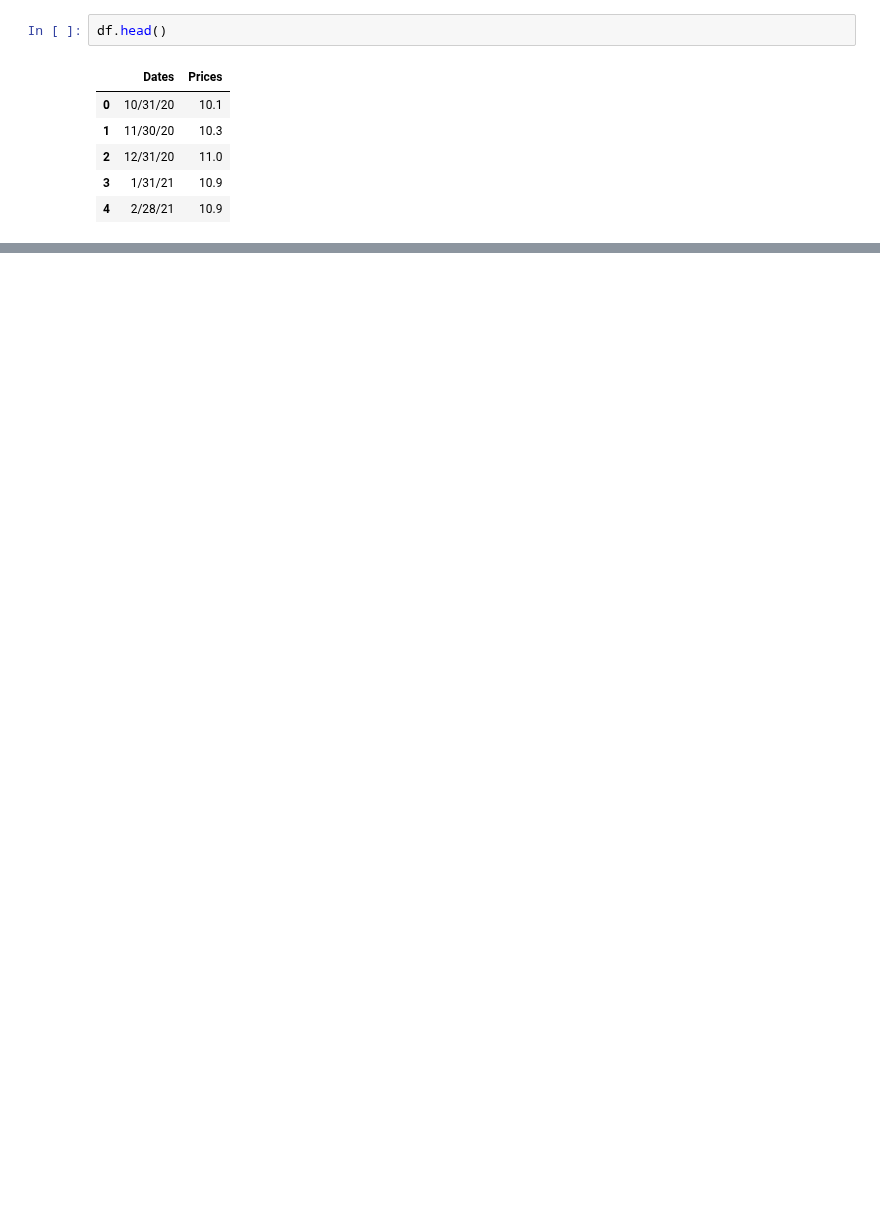
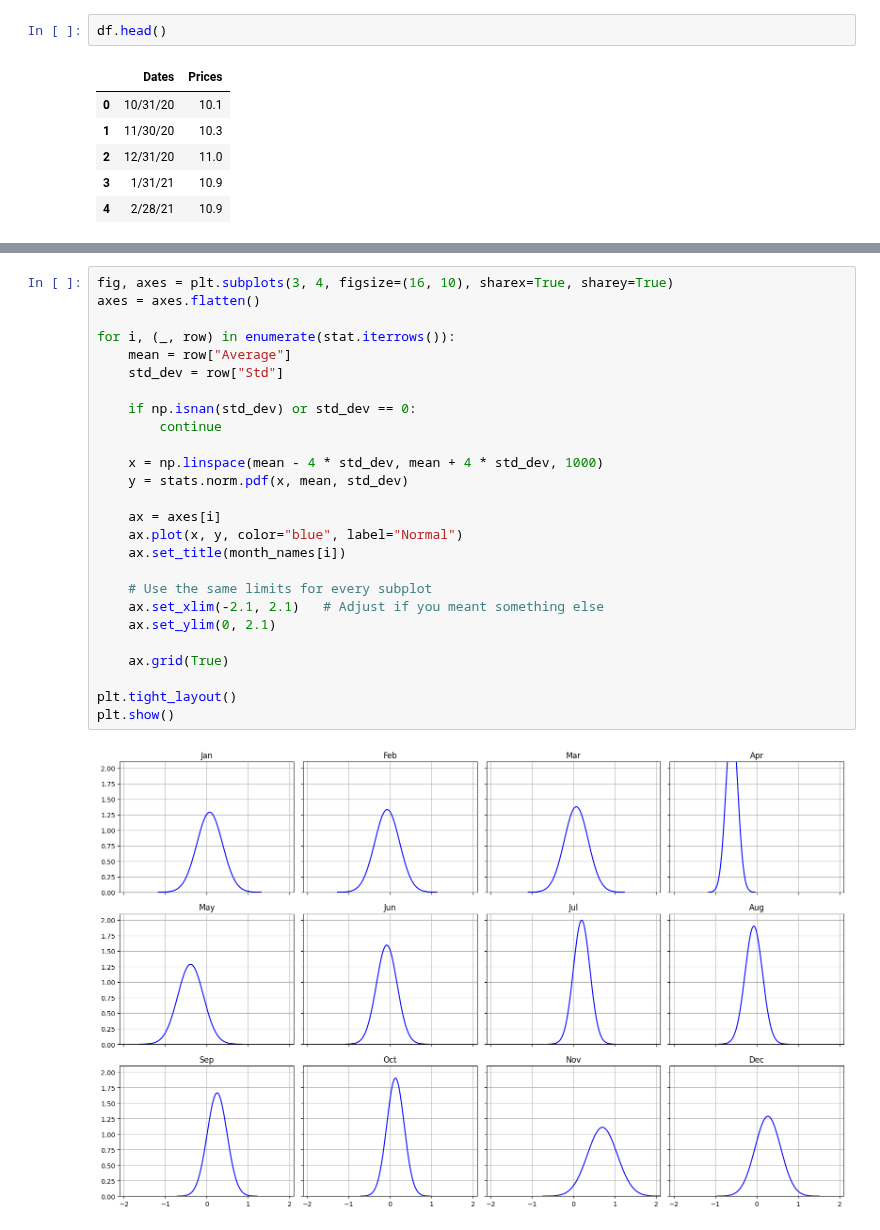
Before and after one commit to aqeel-alwehimd/commodity_quant_research, a Jupyter notebook: scripts/nat_gas.ipynb, the cells around one changed output, grey strips where cells are left out. Cells and saved outputs as stored; diff of their text form; blank space fills up the shorter version.

```diff
--- a/scripts/nat_gas.ipynb
+++ b/scripts/nat_gas.ipynb
@@ -15,0 +185,28 @@ df.head()
+# %%
+fig, axes = plt.subplots(3, 4, figsize=(16, 10), sharex=True, sharey=True)
+axes = axes.flatten()
+
+for i, (_, row) in enumerate(stat.iterrows()):
+    mean = row["Average"]
+    std_dev = row["Std"]
+
+    if np.isnan(std_dev) or std_dev == 0:
+        continue
+
+    x = np.linspace(mean - 4 * std_dev, mean + 4 * std_dev, 1000)
+    y = stats.norm.pdf(x, mean, std_dev)
+
+    ax = axes[i]
+    ax.plot(x, y, color="blue", label="Normal")
+    ax.set_title(month_names[i])
+
+    # Use the same limits for every subplot
+    ax.set_xlim(-2.1, 2.1)   # Adjust if you meant something else
+    ax.set_ylim(0, 2.1)
+
+    ax.grid(True)
+
+plt.tight_layout()
+plt.show()
+# %% [output]
+[figure, added]
```
Also changed, not shown: parts of 47 cells of this notebook, 1 other file.
